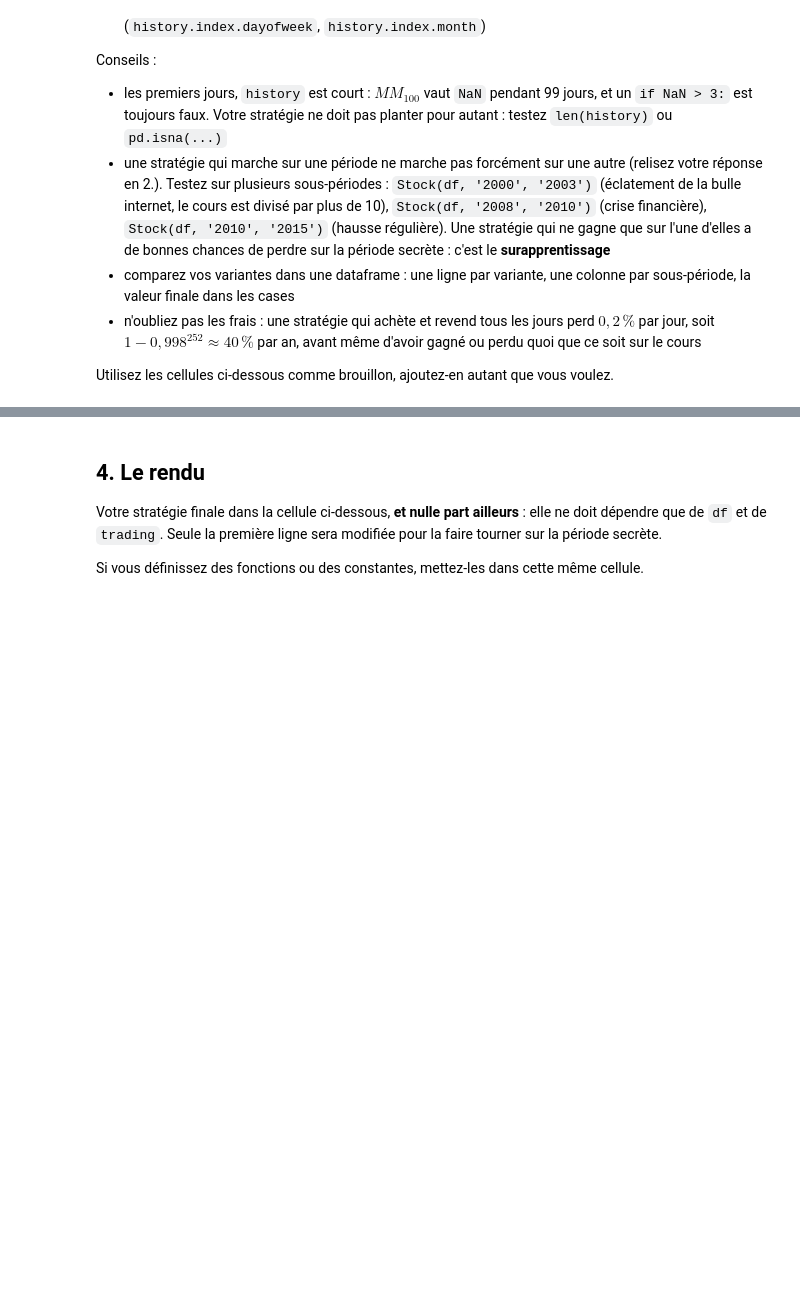
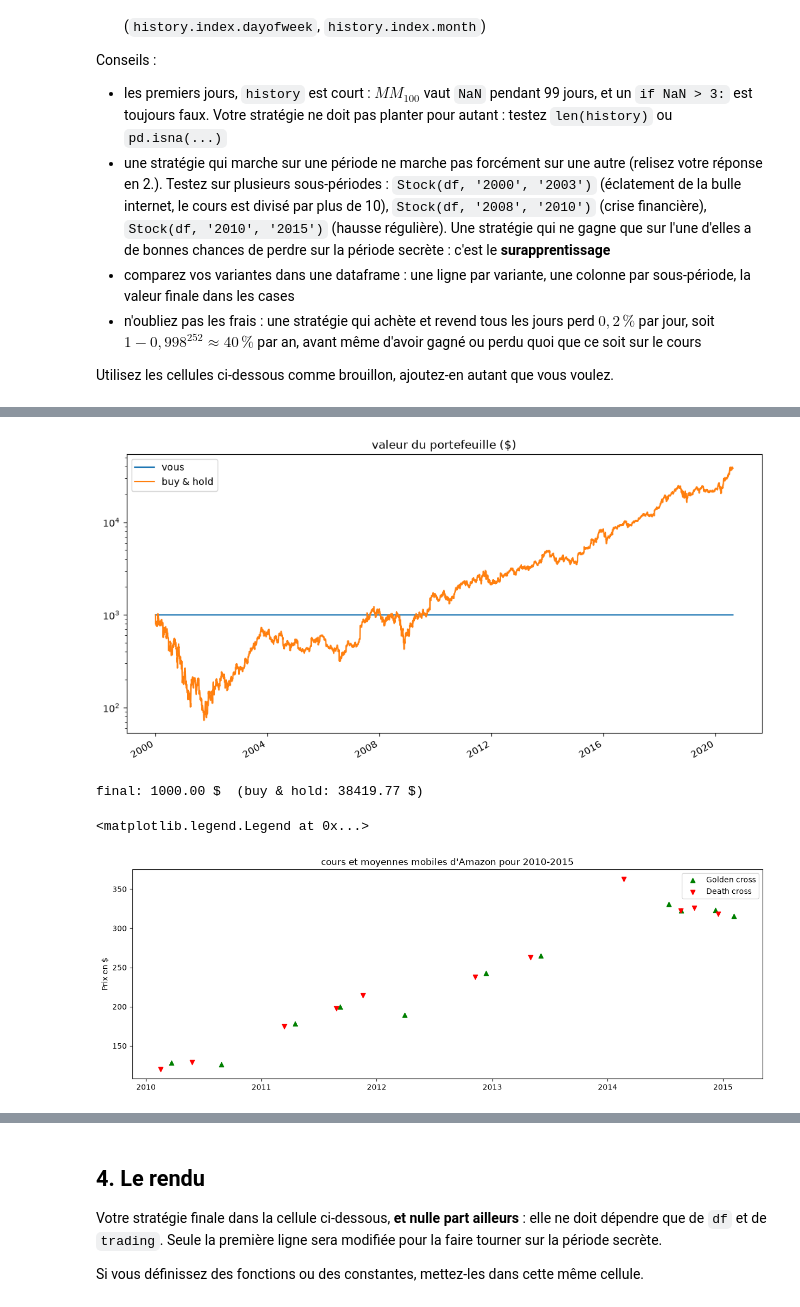
Before and after one commit to LolaFaus/projet-trading-pandas, a Jupyter notebook: groupe-8.ipynb, the cells around one changed output, grey strips where cells are left out. Saved outputs shown, nothing was run; the diff lists cells and outputs as text; code cells hidden in the pictures; blank space fills up the shorter version.

```diff
--- a/groupe-8.ipynb
+++ b/groupe-8.ipynb
@@ -414,0 +373,53 @@ Buy & hold: 4967
+# %%
+stock = Stock(df, '2000', '2020')
+
+for date, history in stock.days():
+    df['mm20'] = history.Close.rolling(20).mean() #moyenne mobile courte
+    df['mm100'] = history.Close.rolling(100).mean() #moyenne mobile longue
+
+    signal = (sub.mm20 > sub.mm100).astype(int)
+    croisements = signal.diff()
+    golden = croisements[croisements == 1]
+    death = croisements[croisements == -1]
+
+
+
+
+
+    p = history.Close
+if p.iloc[-1] < 50 and stock.bankAccount() > 0:
+    stock.buy()
+elif p.iloc[-1] > 100 and stock.amount() > 0:
+    stock.sell()
+stock.plot()
+
+
+
+sub = df.loc['2010':'2015']
+
+fig, ax = plt.subplots(figsize=(15,5)) # on agrandit la figure pour que ce soit plus clair
+#ax.plot(sub.index, sub.Close, label='Close', alpha=0.5, lw=1)
+#ax.plot(sub.index, sub.mm20, label='MM 20 jours')
+#ax.plot(sub.index, sub.mm100, label='MM 100 jours')
+
+signal = (sub.mm20 > sub.mm100).astype(int)
+croisements = signal.diff()
+golden = croisements[croisements == 1]
+death = croisements[croisements == -1]
+
+ax.scatter(golden.index, sub.loc[golden.index, 'mm20'], marker='^', color='green', zorder=5, label='Golden cross')
+ax.scatter(death.index, sub.loc[death.index, 'mm20'], marker='v', color='red', zorder=5, label='Death cross')
+
+ax.set_title("cours et moyennes mobiles d'Amazon pour 2010-2015")
+ax.set_ylabel("Prix en $")
+ax.legend()
+#plt.show()
+
+#print("Golden cross :", len(golden), list(golden.index.date))
+#print("Death cross :", len(death), list(death.index.date))
+#print("Total :", len(golden) + len(death))
+# %% [output]
+[figure, added]
+final: 1000.00 $  (buy & hold: 38419.77 $)
+<matplotlib.legend.Legend at 0x...>
+[figure, added]
```
Also changed, not shown: parts of 14 cells of this notebook.
